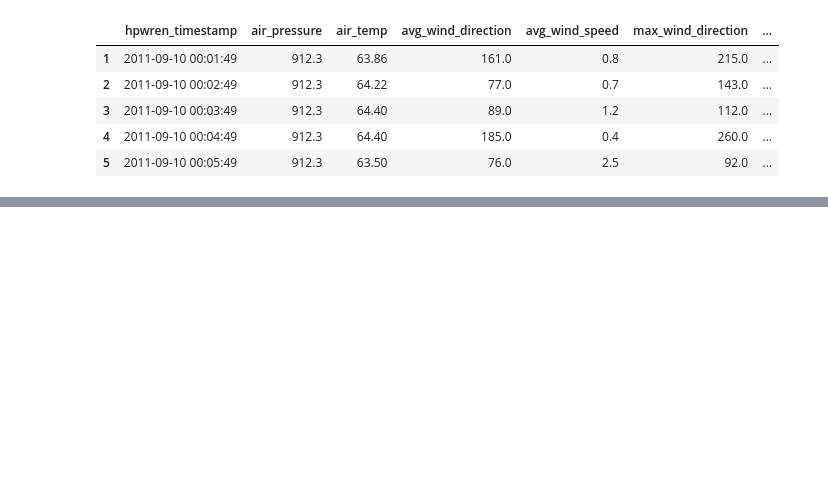
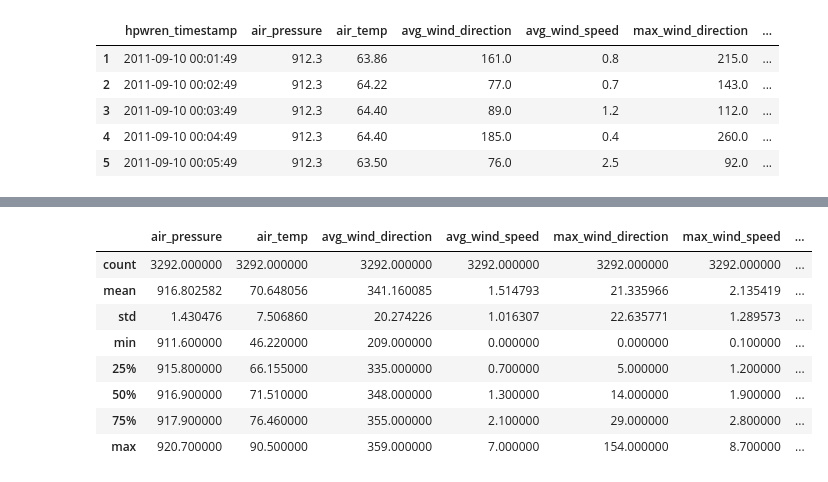
Before and after one commit to oscarm524/data_445_dummy, a Jupyter notebook: Exams/Exam2/Exam2.ipynb, the cells around one changed output, grey strips where cells are left out. Saved outputs shown, nothing was run; the diff lists cells and outputs as text; code cells hidden in the pictures; blank space fills up the shorter version.

```diff
--- a/Exams/Exam2/Exam2.ipynb
+++ b/Exams/Exam2/Exam2.ipynb
@@ -93,0 +168,14 @@ plt.show()
+# %%
+## Cluster 3
+cluster_3 = weather[weather['cluster'] == 3]
+cluster_3.describe()
+# %% [output]
+|  | air_pressure | air_temp | avg_wind_direction | avg_wind_speed | max_wind_direction | max_wind_speed | ... |
+| count | 3292.000000 | 3292.000000 | 3292.000000 | 3292.000000 | 3292.000000 | 3292.000000 | ... |
+| mean | 916.802582 | 70.648056 | 341.160085 | 1.514793 | 21.335966 | 2.135419 | ... |
+| std | 1.430476 | 7.506860 | 20.274226 | 1.016307 | 22.635771 | 1.289573 | ... |
+| min | 911.600000 | 46.220000 | 209.000000 | 0.000000 | 0.000000 | 0.100000 | ... |
+| 25% | 915.800000 | 66.155000 | 335.000000 | 0.700000 | 5.000000 | 1.200000 | ... |
+| 50% | 916.900000 | 71.510000 | 348.000000 | 1.300000 | 14.000000 | 1.900000 | ... |
+| 75% | 917.900000 | 76.460000 | 355.000000 | 2.100000 | 29.000000 | 2.800000 | ... |
+| max | 920.700000 | 90.500000 | 359.000000 | 7.000000 | 154.000000 | 8.700000 | ... |
```
Also changed, not shown: parts of 8 cells of this notebook.
